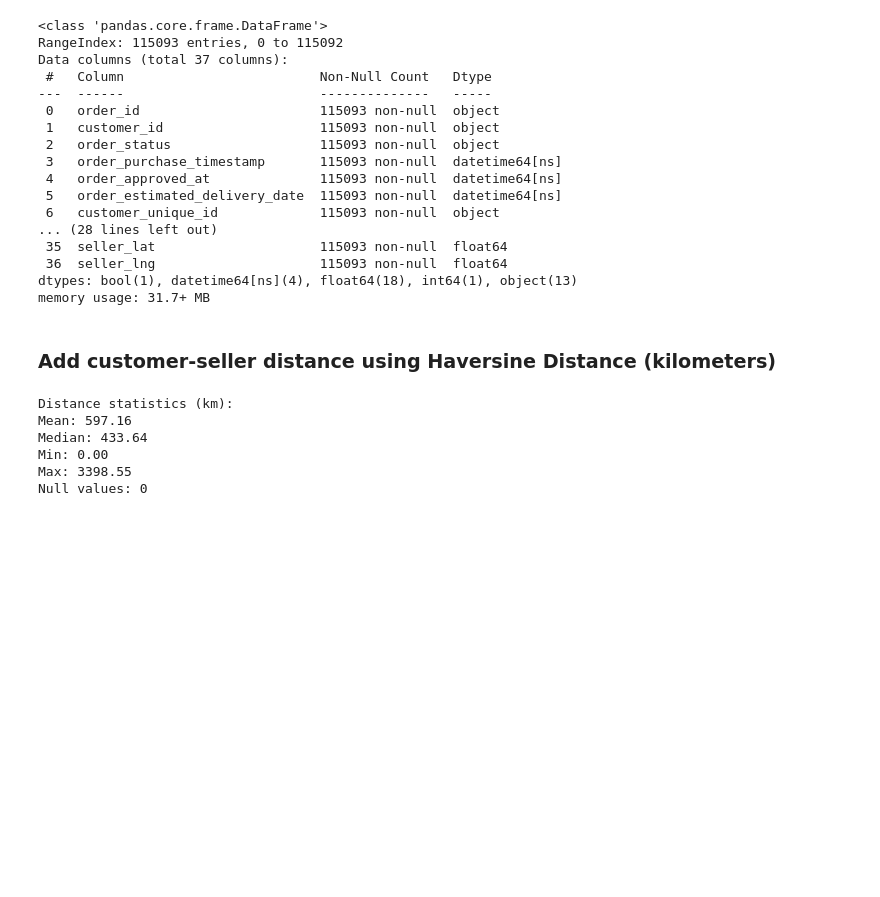
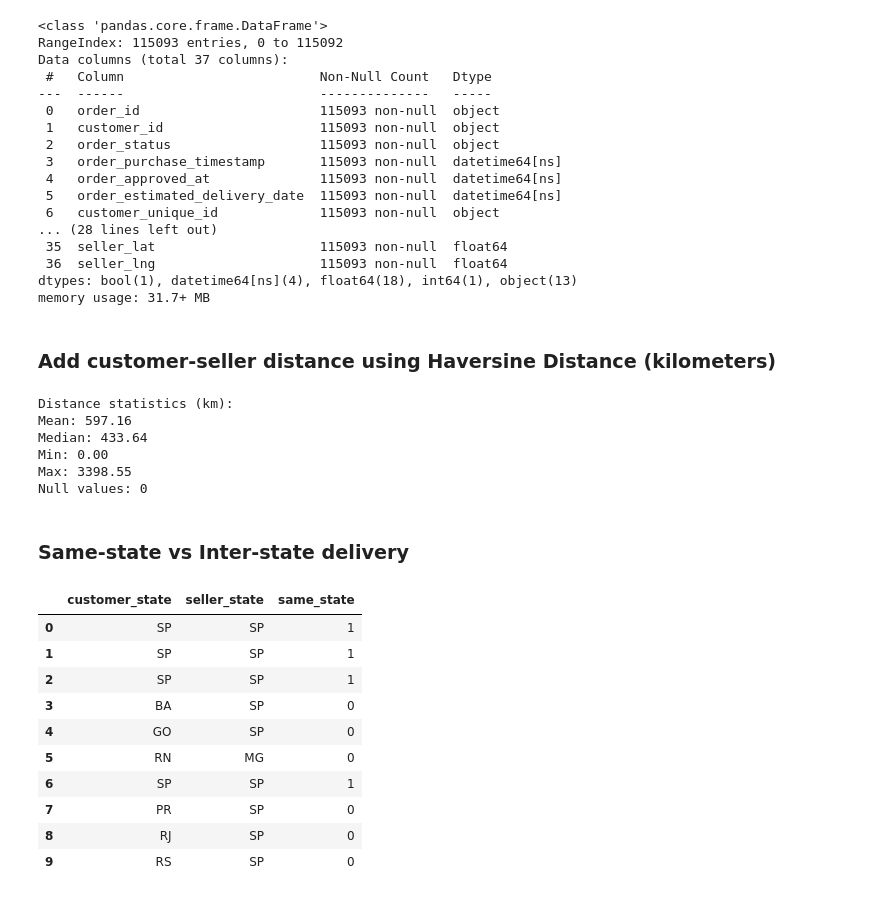
Before and after one commit to RioPramana21/Final-Project-Olist, a Jupyter notebook: preparation_notebooks/Merged ML Feature Engineering.ipynb, the cells around one changed output. Saved outputs shown, nothing was run; the diff lists cells and outputs as text; code cells hidden in the pictures; blank space fills up the shorter version.

```diff
--- a/preparation_notebooks/Merged ML Feature Engineering.ipynb
+++ b/preparation_notebooks/Merged ML Feature Engineering.ipynb
@@ -422,3 +422,5 @@ Median: 433.64
 Min: 0.00
 Max: 3398.55
 Null values: 0
+# %% [markdown]
+### Same-state vs Inter-state delivery
@@ -424,0 +430,14 @@ Null values: 0
+# %%
+master_olist_ml_df[['customer_state', 'seller_state', 'same_state']].head(10)
+# %% [output]
+|  | customer_state | seller_state | same_state |
+| 0 | SP | SP | 1 |
+| 1 | SP | SP | 1 |
+| 2 | SP | SP | 1 |
+| 3 | BA | SP | 0 |
+| 4 | GO | SP | 0 |
+| 5 | RN | MG | 0 |
+| 6 | SP | SP | 1 |
+| 7 | PR | SP | 0 |
+| 8 | RJ | SP | 0 |
+| 9 | RS | SP | 0 |
```
Also changed, not shown: parts of 9 cells of this notebook.
